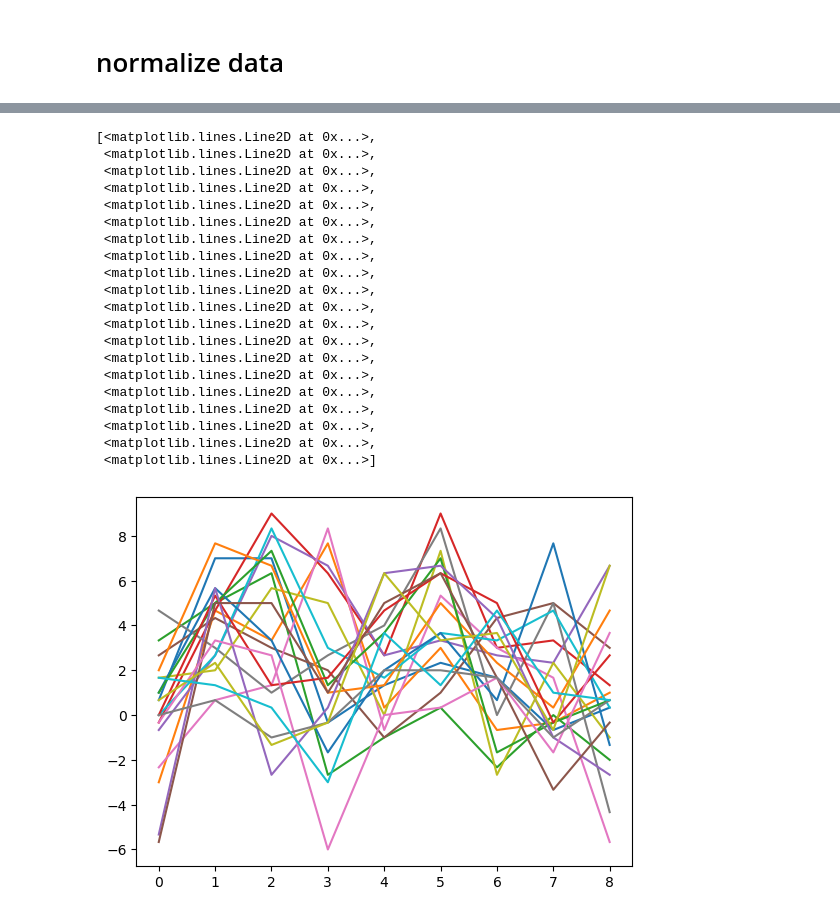
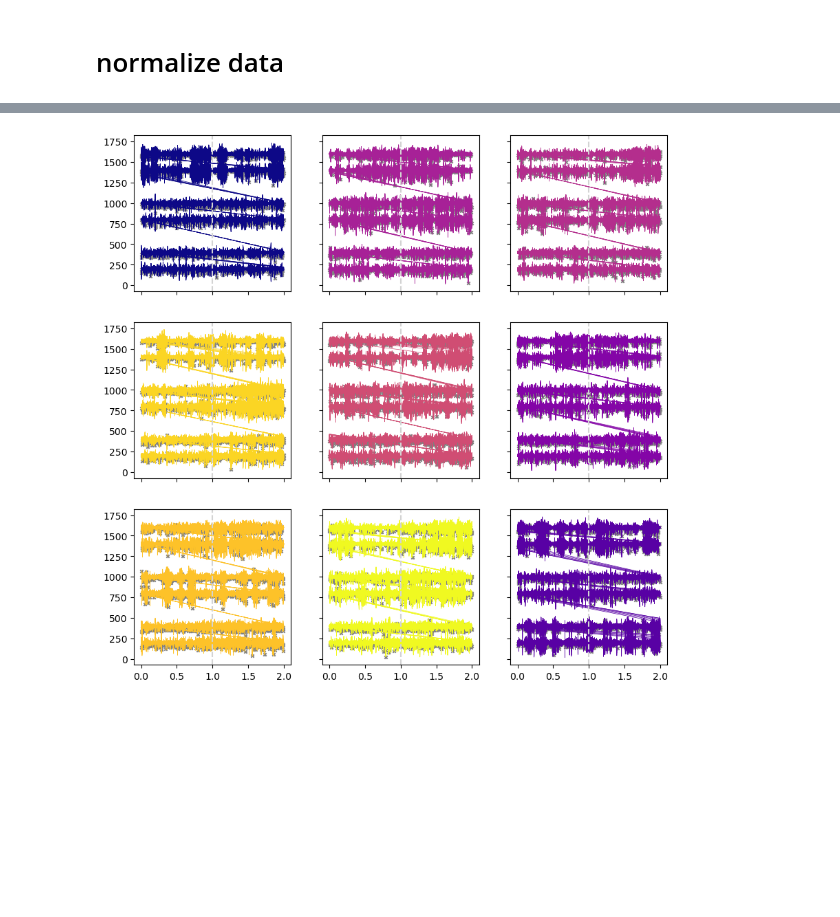
Before and after one commit to AFurryBear/realtime_rf_analysis, a Jupyter notebook: post_data_analysis.ipynb, the cells around one changed output, grey strips where cells are left out. Drawn from its saved outputs; the diff is of its cells as text; code cells hidden in the pictures; blank space fills up the shorter version.

```diff
--- a/post_data_analysis.ipynb
+++ b/post_data_analysis.ipynb
@@ -349,24 +341,0 @@ plt.colorbar()
-# %%
-plt.plot(normalized_Spk)
-# %% [output]
-[<matplotlib.lines.Line2D at 0x...>,
- <matplotlib.lines.Line2D at 0x...>,
- <matplotlib.lines.Line2D at 0x...>,
- <matplotlib.lines.Line2D at 0x...>,
- <matplotlib.lines.Line2D at 0x...>,
- <matplotlib.lines.Line2D at 0x...>,
- <matplotlib.lines.Line2D at 0x...>,
- <matplotlib.lines.Line2D at 0x...>,
- <matplotlib.lines.Line2D at 0x...>,
- <matplotlib.lines.Line2D at 0x...>,
- <matplotlib.lines.Line2D at 0x...>,
- <matplotlib.lines.Line2D at 0x...>,
- <matplotlib.lines.Line2D at 0x...>,
- <matplotlib.lines.Line2D at 0x...>,
- <matplotlib.lines.Line2D at 0x...>,
- <matplotlib.lines.Line2D at 0x...>,
- <matplotlib.lines.Line2D at 0x...>,
- <matplotlib.lines.Line2D at 0x...>,
- <matplotlib.lines.Line2D at 0x...>,
- <matplotlib.lines.Line2D at 0x...>]
-[figure, removed]
@@ -372,0 +379,39 @@ plt.plot(normalized_Spk)
+# %%
+def find_middle_channels(a, b, num_channels):
+    # Calculate the midpoint of the range
+    midpoint = (a + b) / 2
+
+    # Adjust the start index based on the number of channels requested
+    if num_channels % 2 == 0:
+        # Even number of channels
+        start_channel = int(midpoint - (num_channels / 2)) + 1
+    else:
+        # Odd number of channels, skew towards the higher side
+        start_channel = int(midpoint - (num_channels / 2))
+
+    # Generate the channels
+    channels = [start_channel + i for i in range(num_channels)]
+
+    return channels
+# %%
+coi = find_middle_channels(0, len(xf), 2)
+tStimOnset = tStimOnset.reshape((3,9))
+tStimOffset = tStimOffset.reshape((3,9))
+stim_duration = 1
+time_axis = np.arange(0,2*stim_duration,step=1/sRate)
+(s, t), threshold, s_all = detect_spikes(xf, sRate, N=5,lockout=50)
+fig, axes = plt.subplots(nrows=3,ncols=3,sharey = True, sharex=True, figsize = (10,10))
+for i in range(tStimOnset.shape[1]):
+    start_time = tStimOnset[:,i] - stim_duration
+    stop_time = tStimOnset[:,i] + stim_duration
+    peak_times = []
+    vol_data = np.zeros((tStimOnset[:,i].shape[0], len(coi) ,time_axis.shape[0]))
+    for j in range(tStimOnset[:,i].shape[0]):
+        time_series = np.linspace(tStimOnset[j,i]-stim_duration, tStimOnset[j,i]+stim_duration, int(2*stim_duration*sRate), endpoint=True)
+        peak_time = t[np.where((t<(stop_time[j]*1000))&(t>(start_time[j]*1000)))[0]]/1000
+        peak_times.append(peak_time-tStimOnset[j,i]+stim_duration)
+        vol_data[j,] = xf[coi][:,(time_series*sRate).astype(int)]
+    row, col = i%3,i//3
+    axes[row,col] = plot_voltage_with_spikes(axes[row,col], time_axis, vol_data, sRate, peak_times, linecolor=colors[i])
+# %% [output]
+[figure, added]
```
Also changed, not shown: parts of 11 cells of this notebook.
